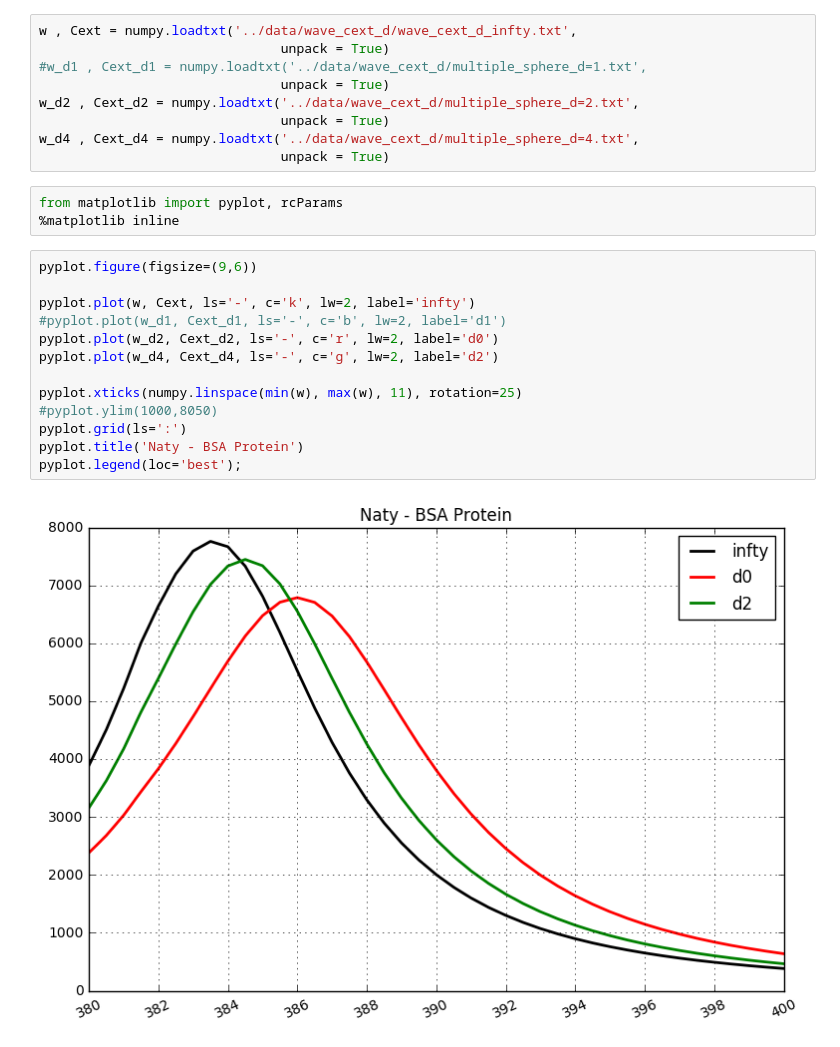
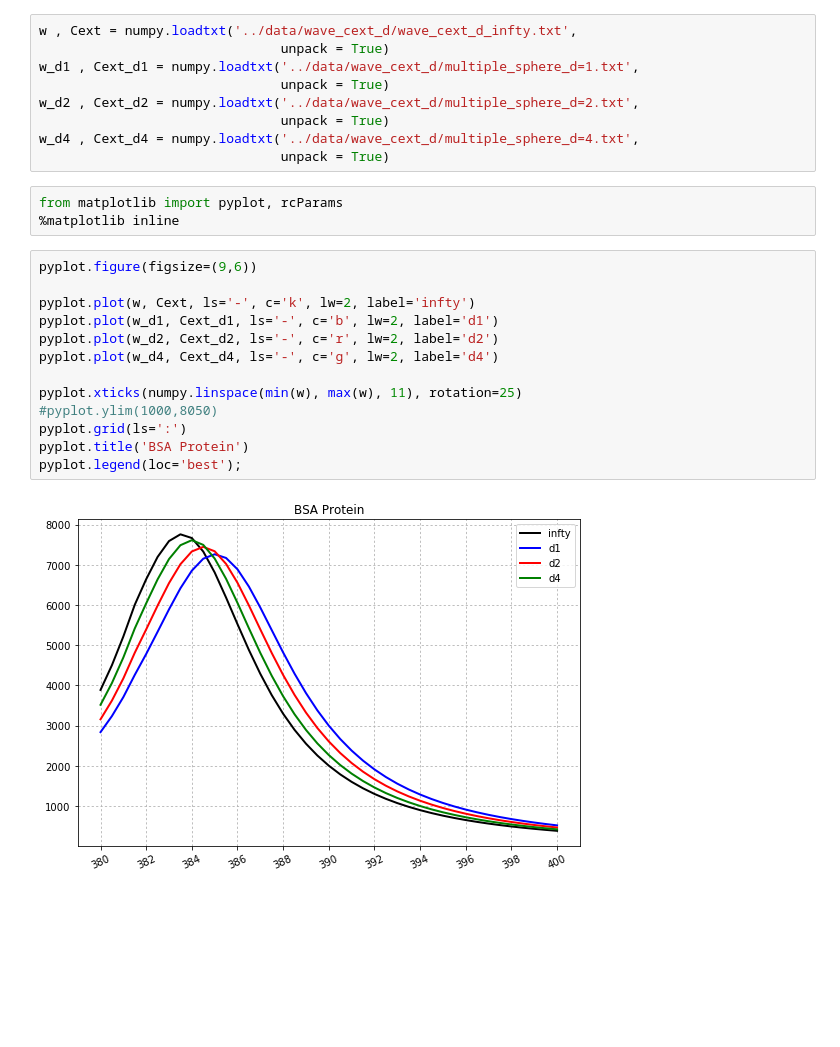
Before and after one commit to barbagroup/pygbe_lspr, a Jupyter notebook: analysis_notebooks/Cext_wave_distance.ipynb, the cells around one changed output. Cells and saved outputs as stored; diff of their text form; blank space fills up the shorter version.

Commit message:
Add draft of Cext_wave_dist results

```diff
--- a/analysis_notebooks/Cext_wave_distance.ipynb
+++ b/analysis_notebooks/Cext_wave_distance.ipynb
@@ -3,7 +3,7 @@ import numpy
 # %%
 w , Cext = numpy.loadtxt('../data/wave_cext_d/wave_cext_d_infty.txt',
                                unpack = True)
-#w_d1 , Cext_d1 = numpy.loadtxt('../data/wave_cext_d/multiple_sphere_d=1.txt',
+w_d1 , Cext_d1 = numpy.loadtxt('../data/wave_cext_d/multiple_sphere_d=1.txt',
                                unpack = True)
 w_d2 , Cext_d2 = numpy.loadtxt('../data/wave_cext_d/multiple_sphere_d=2.txt',
                                unpack = True)
@@ -15,15 +15,15 @@ from matplotlib import pyplot, rcParams
 # %%
 pyplot.figure(figsize=(9,6))
 
 pyplot.plot(w, Cext, ls='-', c='k', lw=2, label='infty')
-#pyplot.plot(w_d1, Cext_d1, ls='-', c='b', lw=2, label='d1')
-pyplot.plot(w_d2, Cext_d2, ls='-', c='r', lw=2, label='d0')
-pyplot.plot(w_d4, Cext_d4, ls='-', c='g', lw=2, label='d2')
+pyplot.plot(w_d1, Cext_d1, ls='-', c='b', lw=2, label='d1')
+pyplot.plot(w_d2, Cext_d2, ls='-', c='r', lw=2, label='d2')
+pyplot.plot(w_d4, Cext_d4, ls='-', c='g', lw=2, label='d4')
 
 pyplot.xticks(numpy.linspace(min(w), max(w), 11), rotation=25)
 #pyplot.ylim(1000,8050)
 pyplot.grid(ls=':')
-pyplot.title('Naty - BSA Protein')
+pyplot.title('BSA Protein')
 pyplot.legend(loc='best');
 # %% [output]
-[figure, old version]
+[figure, new version]
```
